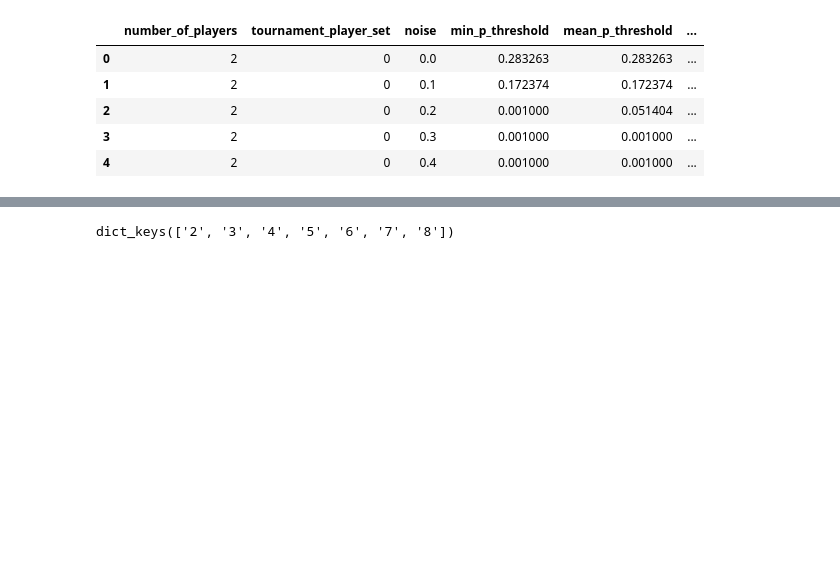
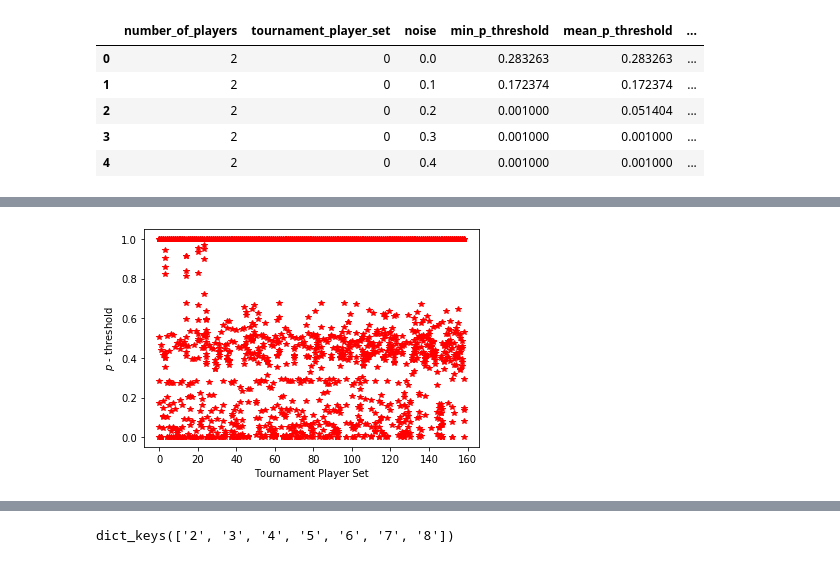
Before and after one commit to shapperzsm/final-project, a Jupyter notebook: src/analysing-the-data/main-analysis.ipynb, the cells around one changed output, grey strips where cells are left out. Cells and saved outputs as stored; diff of their text form; code cells hidden in the pictures; blank space fills up the shorter version.

```diff
--- a/src/analysing-the-data/main-analysis.ipynb
+++ b/src/analysing-the-data/main-analysis.ipynb
@@ -47,0 +60,11 @@ ValueError: RGBA sequence should have length 3 or 4
+# %%
+mean_thresh_plot_path = path_for_images / "mean_p_thresh.pdf"
+
+mean_thresh_plot = plt.figure()
+axes = mean_thresh_plot.add_subplot(1, 1, 1)
+axes.set_xlabel("Tournament Player Set")
+axes.set_ylabel("$p$ - threshold")
+axes.plot(p_thresh_data["tournament_player_set"], p_thresh_data["mean_p_threshold"], "*", color="red")
+mean_thresh_plot.savefig(str(mean_thresh_plot_path))
+# %% [output]
+[figure, added]
```
Also changed, not shown: parts of 25 cells of this notebook, 3 other files.
